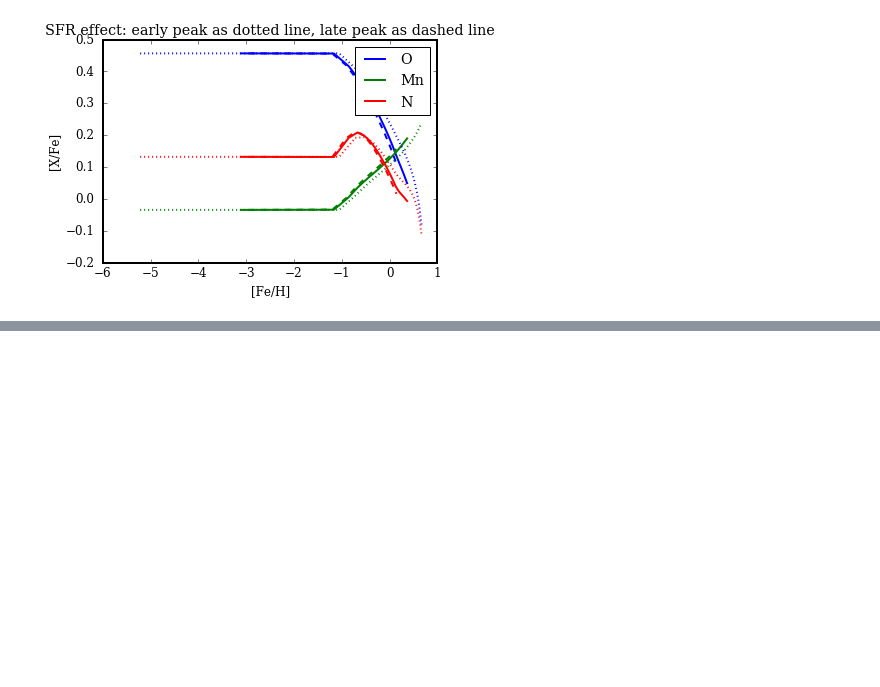
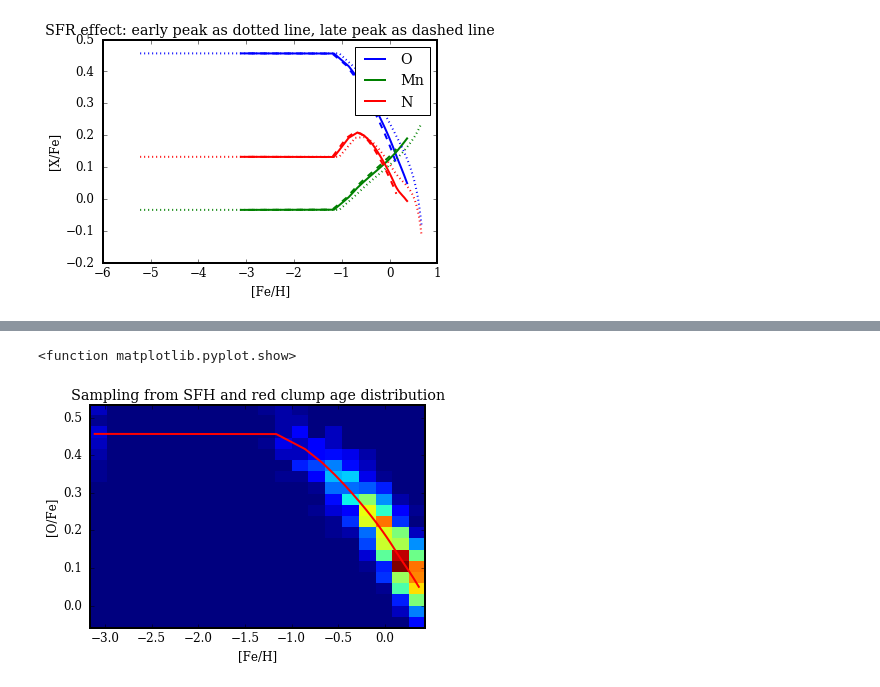
Before and after one commit to jan-rybizki/Chempy, a Jupyter notebook: tutorials/5-Chempy_function.ipynb, the cells around one changed output, grey strips where cells are left out. Cells and saved outputs as stored; diff of their text form; code cells hidden in the pictures; blank space fills up the shorter version.

```diff
--- a/tutorials/5-Chempy_function.ipynb
+++ b/tutorials/5-Chempy_function.ipynb
@@ -233,0 +317,10 @@ Sometimes Astronomers like to show that their chemical evolution track runs thro
+# %%
+plt.hist2d(x,y,20)
+plt.plot(abundances['Fe'],abundances['O']-abundances['Fe'],'r')
+plt.xlabel('[Fe/H]')
+plt.ylabel('[O/Fe]')
+plt.title("Sampling from SFH and red clump age distribution")
+plt.show
+# %% [output]
+<function matplotlib.pyplot.show>
+[figure, added]
```
Also changed, not shown: parts of 5 cells of this notebook, 2 other files.
